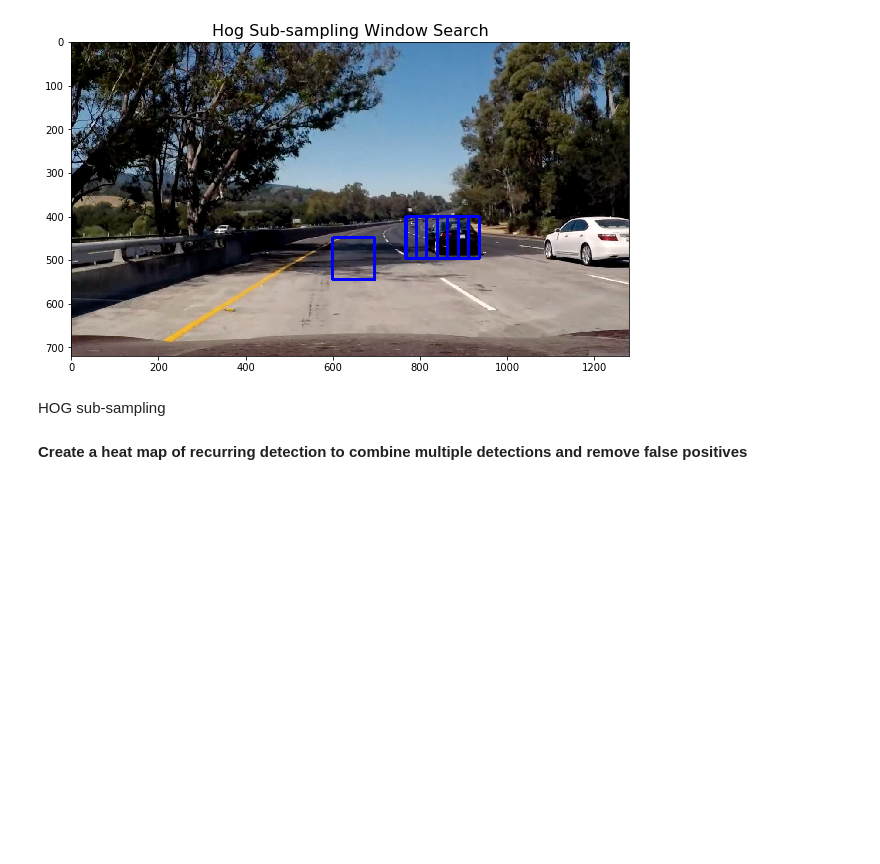
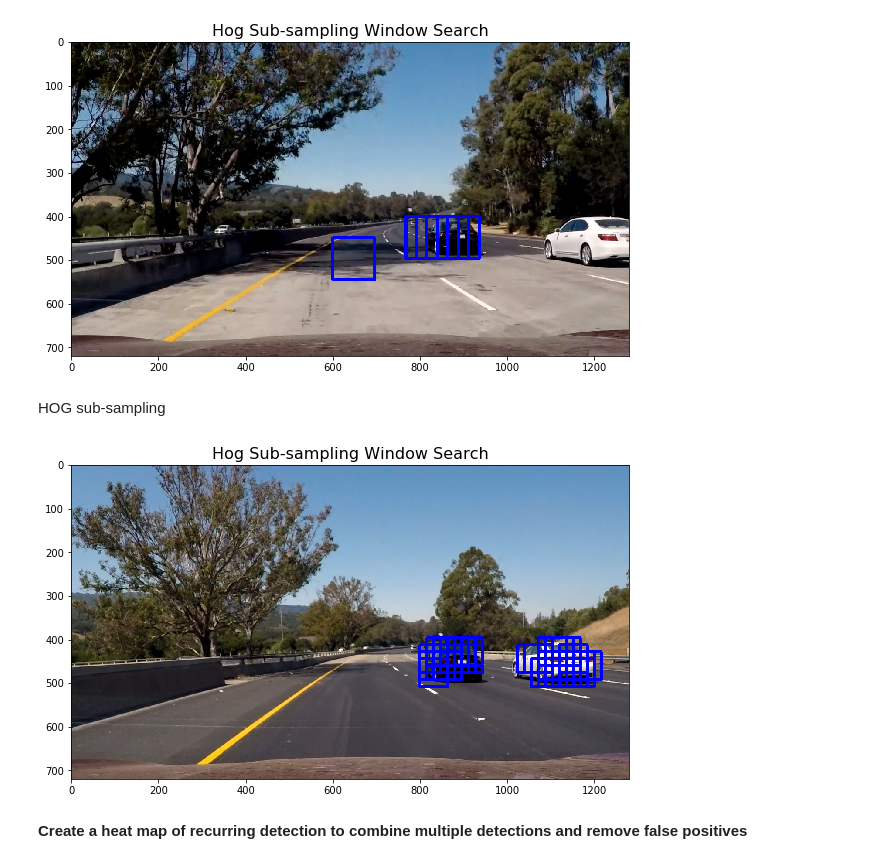
Before and after one commit to ek8203/CarND-Vehicle-Detection, a Jupyter notebook: vehicle_detection.ipynb, the cells around one changed output. Drawn from its saved outputs; the diff is of its cells as text; code cells hidden in the pictures; blank space fills up the shorter version.

```diff
--- a/vehicle_detection.ipynb
+++ b/vehicle_detection.ipynb
@@ -236,0 +267,14 @@ print('Saved')
+# %%
+import pickle
+
+# Load training parameters
+svc_pickle = pickle.load( open("p5lib/svc_pickle.p", "rb" ) )
+svc_p = svc_pickle["svc"]
+
+# Check the score of the SVC
+print('Test Accuracy of SVC = ', round(svc_p.score(X_test, y_test), 4))
+
+# Check the prediction time for a single sample
+n_predict = 10
+print('SVC predicts: ', svc_p.predict(X_test[0:n_predict]))
+print('For these', n_predict, 'labels: ', y_test[0:n_predict])
@@ -302,35 +353,37 @@ import matplotlib.pyplot as plt
 %matplotlib inline
 
 # Load training parameters
 svc_pickle = pickle.load( open("p5lib/svc_pickle.p", "rb" ) )
 #svc_pickle = pickle.load( open("p5lib/linear_svc_pickle.p", "rb" ) )
 svc = svc_pickle["svc"]
 X_scaler = svc_pickle["scaler"]
 orient = svc_pickle["orient"]
 pix_per_cell = svc_pickle["pix_per_cell"]
 cell_per_block = svc_pickle["cell_per_block"]
 spatial_size = svc_pickle["spatial_size"]
 hist_bins = svc_pickle["hist_bins"]
 
 # Load test image
-image = mpimg.imread('test_images/test5.jpg')
+image = mpimg.imread('test_images/test6.jpg')
 bbox_list = []
 #ystart_ystop_scale = [(380, 480, 1.0), (440, 560, 1.5), (500, 660, 2.0)]
 #ystart_ystop_scale = [(380, 540, 1.0), (440, 600, 1.5), (500, 660, 2.0)]
-ystart_ystop_scale = [(380, 540, 1.0), (400, 620, 1.5), (400, 660, 2.0)]
+ystart_ystop_scale = [(380, 580, 1.0), (400, 600, 1.5), (460, 660, 2.0)]
 out_img = np.copy(image)
 for ystart, ystop, scale in ystart_ystop_scale:
     out_img, bboxes = find_cars(out_img, ystart, ystop, scale, svc, X_scaler, orient, pix_per_cell, cell_per_block, spatial_size, hist_bins)
     # add boxes to the list
     bbox_list += bboxes
 
 # Save list of detected boxes
 pickle.dump(bbox_list, open( "p5lib/bbox_pickle.p", "wb" ) )
 
 # Visualize
 figure = plt_one(out_img,'Hog Sub-sampling Window Search', figsize=(10,10), fontsize=16)
 figure.savefig('output_images/hog_subsampling_example.jpg')   # save the figure to file
 plt.close(figure)    # close the figure
+# %% [output]
+[figure, added]
 # %% [markdown]
 **Create a heat map of recurring detection to combine multiple detections and remove false positives**
 # %%
```
Also changed, not shown: parts of 13 cells of this notebook, 1 other file.
